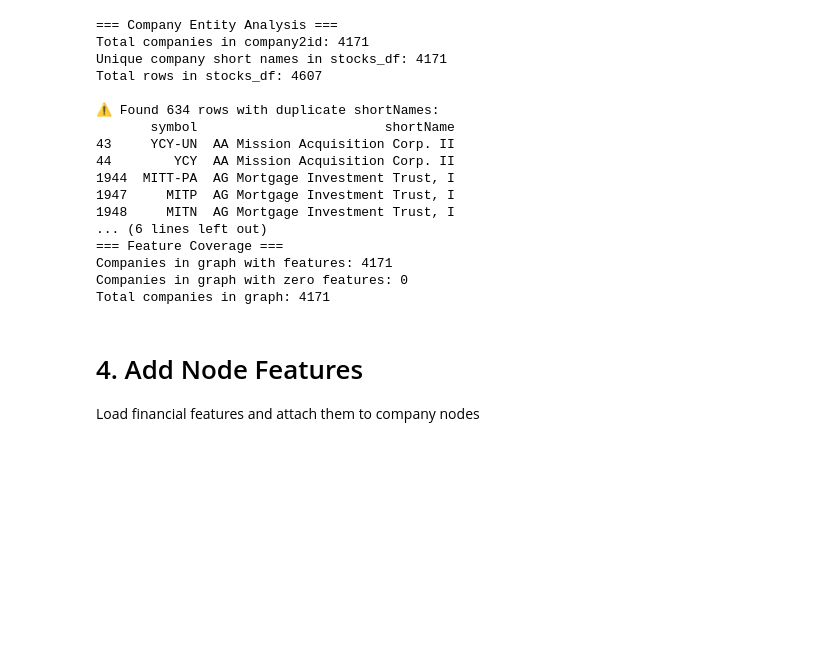
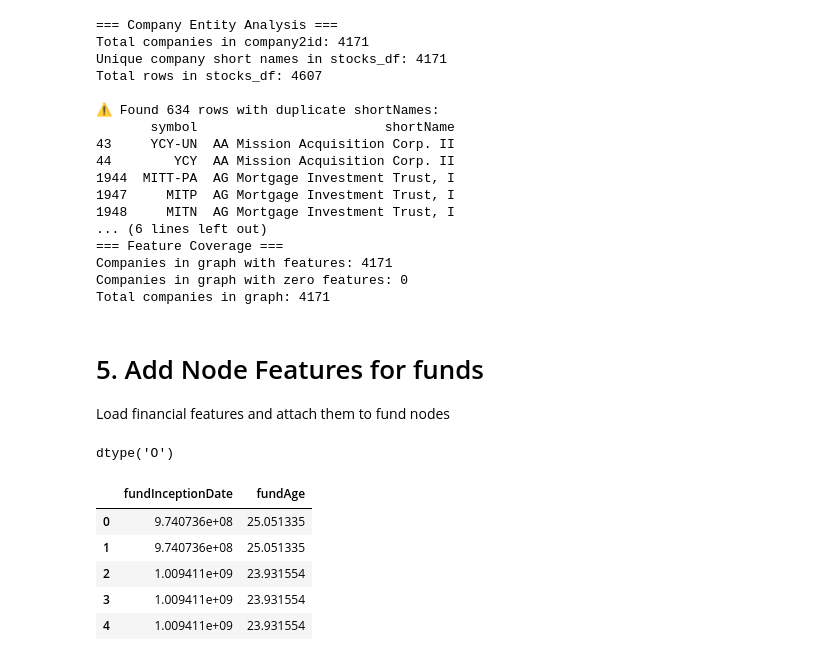
Before and after one commit to MiaHenstridge/ml_with_graphs_project, a Jupyter notebook: 01_create_network.ipynb, the cells around one changed output. Drawn from its saved outputs; the diff is of its cells as text; code cells hidden in the pictures; blank space fills up the shorter version.

Commit message:
removed people and exchange entities + relations involving these. Added rough features for funds

```diff
--- a/01_create_network.ipynb
+++ b/01_create_network.ipynb
@@ -806,5 +785,24 @@ Companies in graph with features: 4171
 Companies in graph with zero features: 0
 Total companies in graph: 4171
 # %% [markdown]
-# 4. Add Node Features
-Load financial features and attach them to company nodes
+# 5. Add Node Features for funds
+Load financial features and attach them to fund nodes
+# %%
+# Load features CSV
+features_df = pd.read_csv(os.path.join(DATA_PATH, 'funds_info_features.csv'))
+
+features_df['fundInceptionDate'].dtype
+# %% [output]
+dtype('O')
+# %%
+features_df['fundInceptionDate'] = features_df['fundInceptionDate'].apply(pd.to_numeric, errors='coerce')
+features_df['fundAge'] = features_df['fundInceptionDate'].apply(years_since_timestamp)
+# %%
+features_df[['fundInceptionDate', 'fundAge']].head()
+# %% [output]
+|  | fundInceptionDate | fundAge |
+| 0 | 9.740736e+08 | 25.051335 |
+| 1 | 9.740736e+08 | 25.051335 |
+| 2 | 1.009411e+09 | 23.931554 |
+| 3 | 1.009411e+09 | 23.931554 |
+| 4 | 1.009411e+09 | 23.931554 |
```
Also changed, not shown: parts of 32 cells of this notebook, 6 other files.
